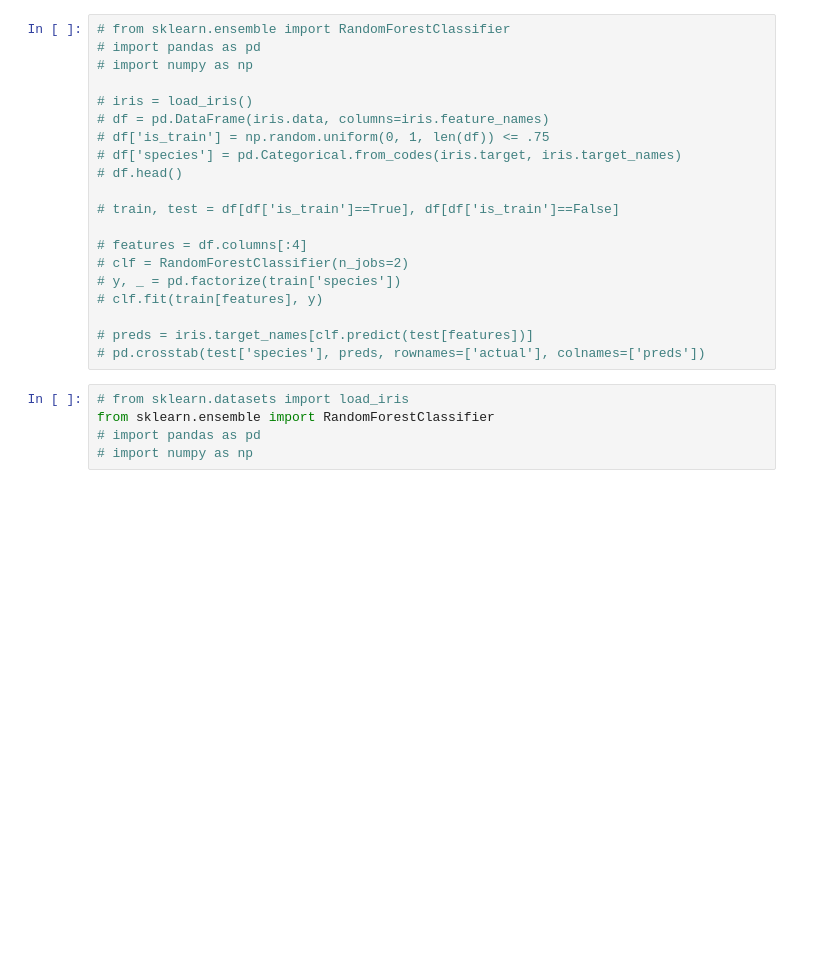
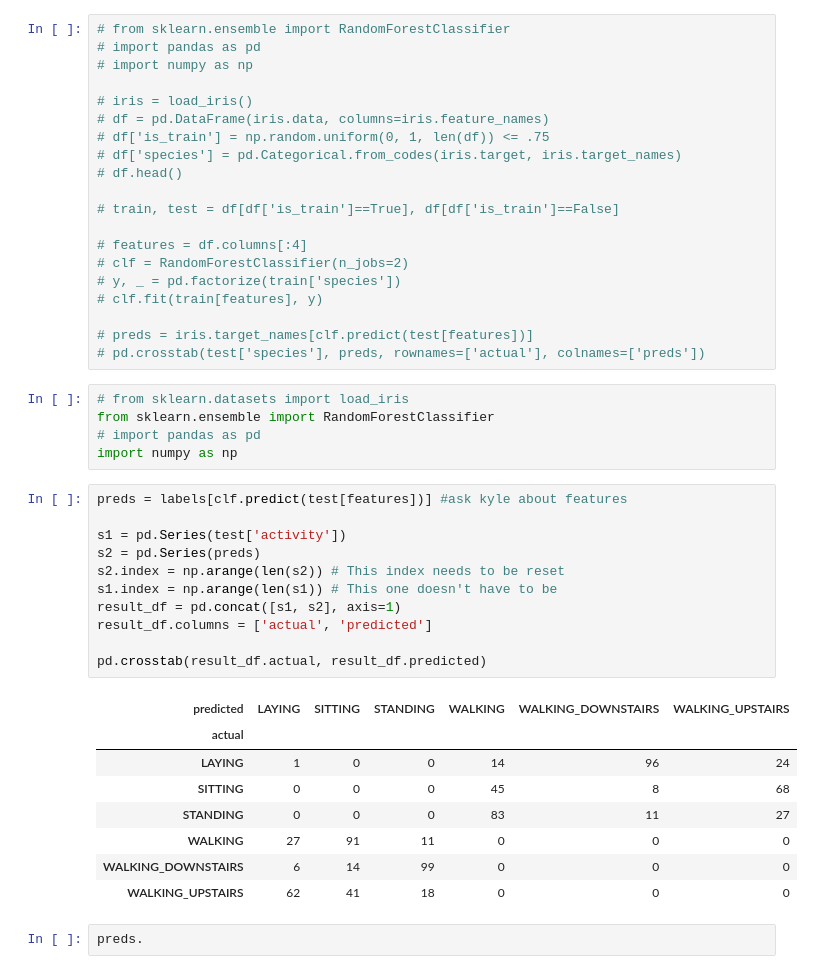
Before and after one commit to bb071988/uci, a Jupyter notebook: decision tree 2.ipynb, the cells around one changed output. Saved outputs shown, nothing was run; the diff lists cells and outputs as text; blank space fills up the shorter version.

```diff
--- a/decision tree 2.ipynb
+++ b/decision tree 2.ipynb
@@ -214,5 +214,27 @@ os.getcwd()
 # from sklearn.datasets import load_iris
 from sklearn.ensemble import RandomForestClassifier
 # import pandas as pd
-# import numpy as np
+import numpy as np
+# %%
+preds = labels[clf.predict(test[features])] #ask kyle about features
+
+s1 = pd.Series(test['activity'])
+s2 = pd.Series(preds)
+s2.index = np.arange(len(s2)) # This index needs to be reset
+s1.index = np.arange(len(s1)) # This one doesn't have to be
+result_df = pd.concat([s1, s2], axis=1)
+result_df.columns = ['actual', 'predicted']
+
+pd.crosstab(result_df.actual, result_df.predicted)
+# %% [output]
+| predicted | LAYING | SITTING | STANDING | WALKING | WALKING_DOWNSTAIRS | WALKING_UPSTAIRS |
+| actual |  |  |  |  |  |  |
+| LAYING | 1 | 0 | 0 | 14 | 96 | 24 |
+| SITTING | 0 | 0 | 0 | 45 | 8 | 68 |
+| STANDING | 0 | 0 | 0 | 83 | 11 | 27 |
+| WALKING | 27 | 91 | 11 | 0 | 0 | 0 |
+| WALKING_DOWNSTAIRS | 6 | 14 | 99 | 0 | 0 | 0 |
+| WALKING_UPSTAIRS | 62 | 41 | 18 | 0 | 0 | 0 |
+# %%
+preds.
 # %%
```
Also changed, not shown: parts of 13 cells of this notebook, 1 other file.
